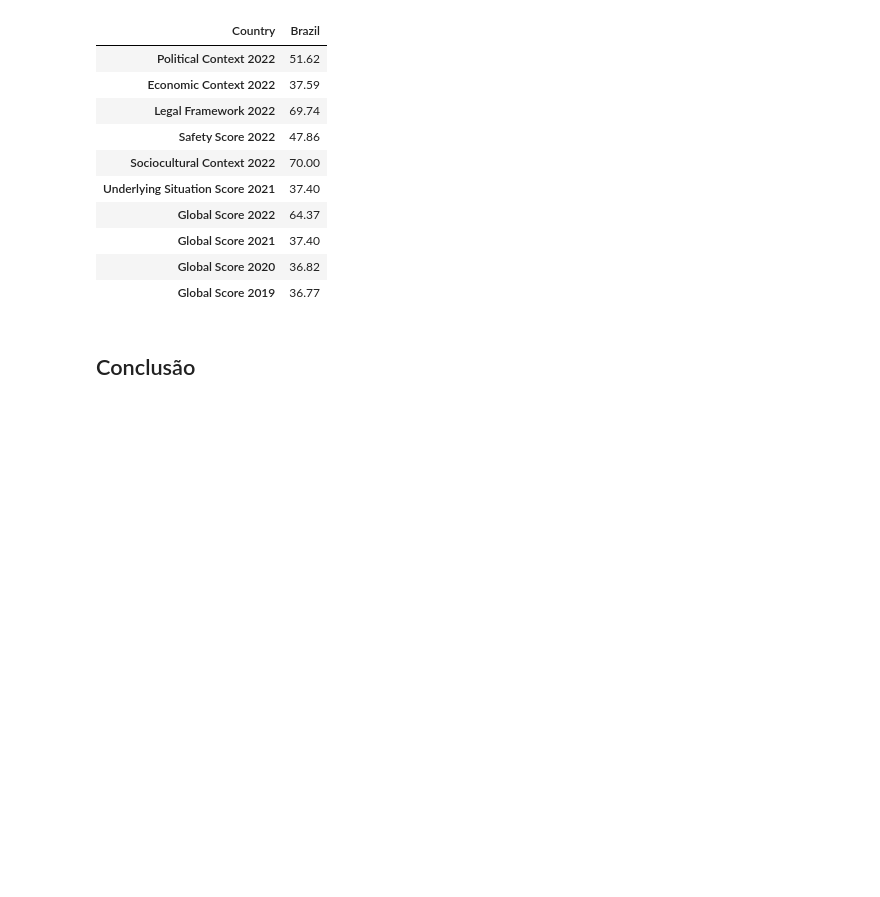
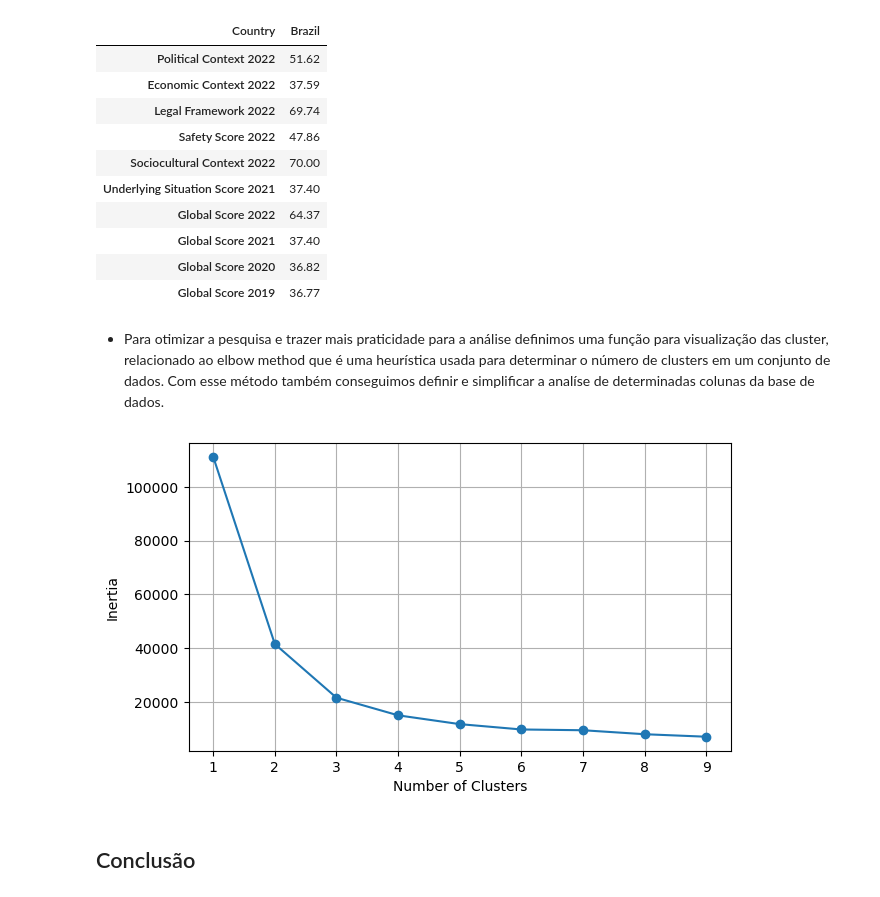
Before and after one commit to marianamartiyns/Global-Press-Freedom-Analysis, a Jupyter notebook: #5 - Relatório.ipynb, the cells around one changed output. Drawn from its saved outputs; the diff is of its cells as text; code cells hidden in the pictures; blank space fills up the shorter version.

```diff
--- a/#5 - Relatório.ipynb
+++ b/#5 - Relatório.ipynb
@@ -107,5 +106,32 @@ dfmm.set_index("Country").T
 | Global Score 2021 | 37.40 |
 | Global Score 2020 | 36.82 |
 | Global Score 2019 | 36.77 |
+# %% [markdown]
+- Para otimizar a pesquisa e trazer mais praticidade para a análise definimos uma função para visualização das cluster, relacionado ao elbow method que é uma heurística usada para determinar o número de clusters em um conjunto de dados. Com esse método também conseguimos definir e simplificar a analíse de determinadas colunas da base de dados.
+# %%
+from sklearn.cluster import KMeans
+def optimise_kmeans(data, max_k):
+
+    means = []
+    inertias = []
+
+    for k in range(1, max_k):
+
+        kmeans = KMeans(n_clusters = k, n_init='auto')
+        kmeans.fit(data)
+
+        means.append(k)
+        inertias.append(kmeans.inertia_)
+
+    fig = plt.subplots(figsize = (7, 4))
+    plt.plot(means, inertias, 'o-')
+    plt.xlabel('Number of Clusters')
+    plt.ylabel('Inertia')
+    plt.grid(True)
+    plt.show()
+
+optimise_kmeans(df[['Political Context 2022','Legal Framework 2022']], 10) #Political Context 2022 x Legal Framework 2022
+# %% [output]
+[figure, added]
 # %% [markdown]
 ## Conclusão
```
Also changed, not shown: parts of 1 cell of this notebook.
